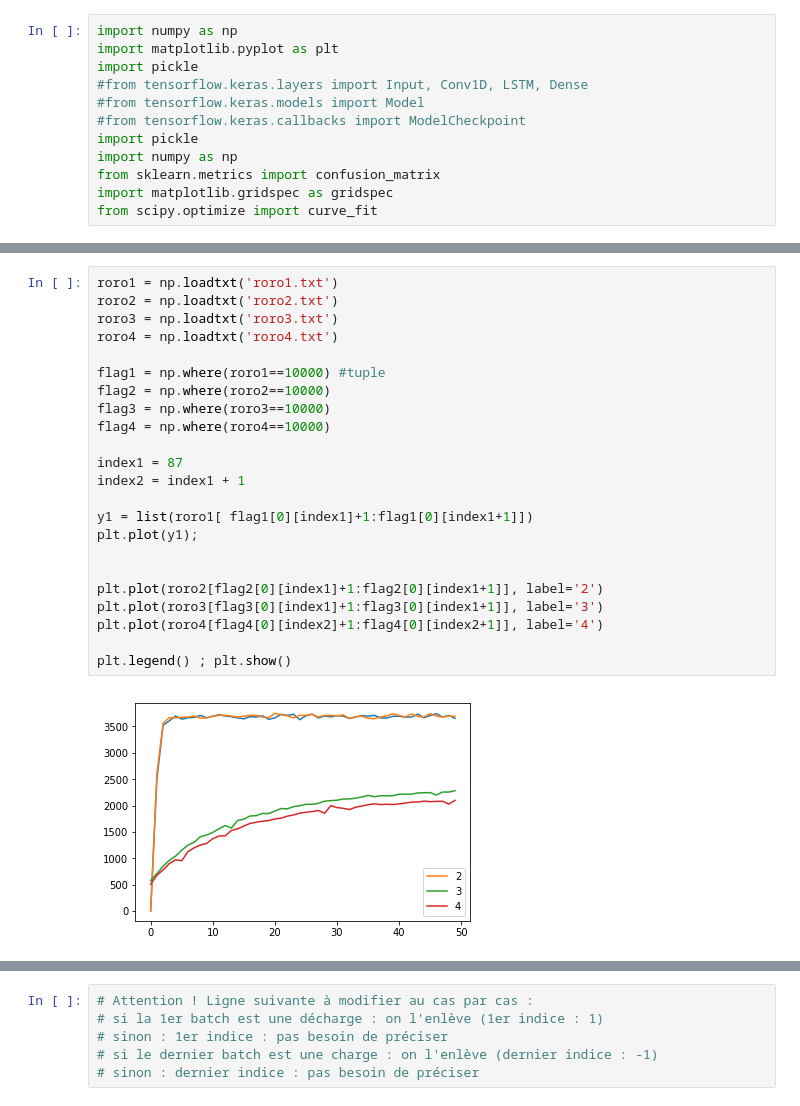
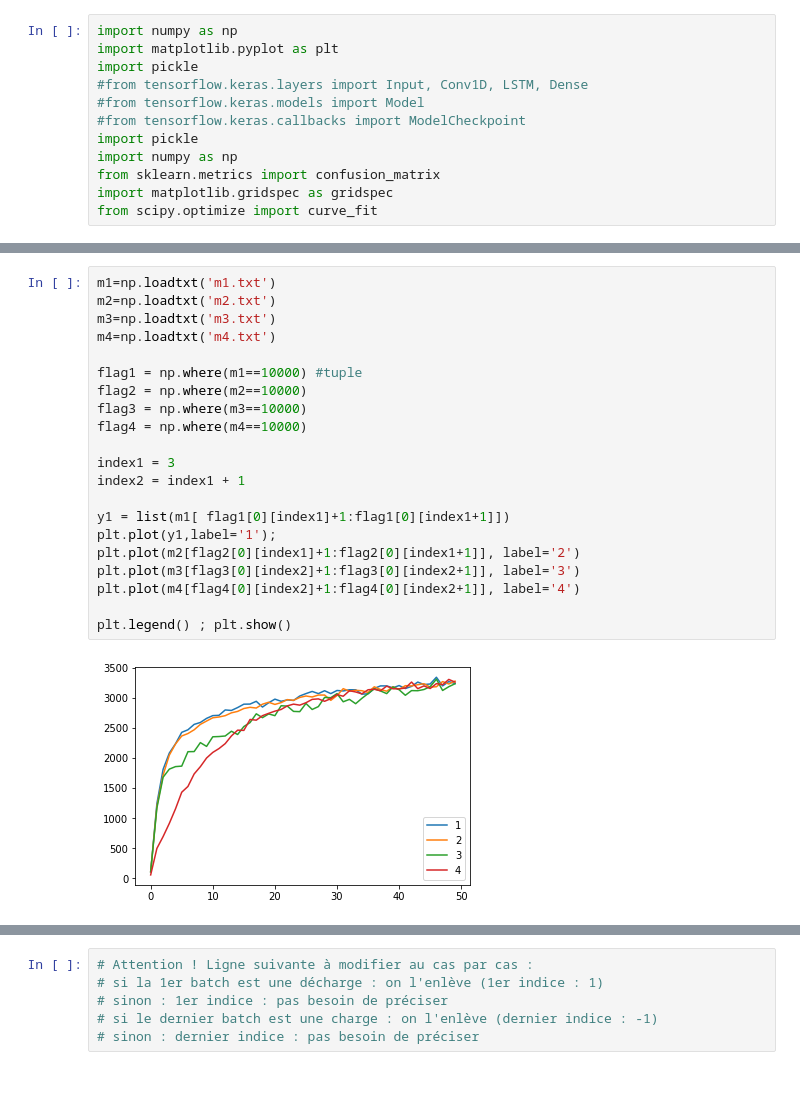
Before and after one commit to RaphaelTEBOUL/conduction_galvanique, a Jupyter notebook: preprocess.ipynb, the cells around one changed output, grey strips where cells are left out. Cells and saved outputs as stored; diff of their text form.

```diff
--- a/preprocess.ipynb
+++ b/preprocess.ipynb
@@ -13,28 +44,26 @@ from scipy.optimize import curve_fit
 # %%
-roro1 = np.loadtxt('roro1.txt')
-roro2 = np.loadtxt('roro2.txt')
-roro3 = np.loadtxt('roro3.txt')
-roro4 = np.loadtxt('roro4.txt')
+m1=np.loadtxt('m1.txt')
+m2=np.loadtxt('m2.txt')
+m3=np.loadtxt('m3.txt')
+m4=np.loadtxt('m4.txt')
 
-flag1 = np.where(roro1==10000) #tuple
-flag2 = np.where(roro2==10000)
-flag3 = np.where(roro3==10000)
-flag4 = np.where(roro4==10000)
+flag1 = np.where(m1==10000) #tuple
+flag2 = np.where(m2==10000)
+flag3 = np.where(m3==10000)
+flag4 = np.where(m4==10000)
 
-index1 = 87
+index1 = 3
 index2 = index1 + 1
 
-y1 = list(roro1[ flag1[0][index1]+1:flag1[0][index1+1]])
-plt.plot(y1);
-
-
-plt.plot(roro2[flag2[0][index1]+1:flag2[0][index1+1]], label='2')
-plt.plot(roro3[flag3[0][index1]+1:flag3[0][index1+1]], label='3')
-plt.plot(roro4[flag4[0][index2]+1:flag4[0][index2+1]], label='4')
+y1 = list(m1[ flag1[0][index1]+1:flag1[0][index1+1]])
+plt.plot(y1,label='1');
+plt.plot(m2[flag2[0][index1]+1:flag2[0][index1+1]], label='2')
+plt.plot(m3[flag3[0][index2]+1:flag3[0][index2+1]], label='3')
+plt.plot(m4[flag4[0][index2]+1:flag4[0][index2+1]], label='4')
 
 plt.legend() ; plt.show()
 # %% [output]
-[figure, old version]
+[figure, new version]
 # %%
 data_batched = []
 
```
Also changed, not shown: parts of 10 cells of this notebook, 43 other files.
